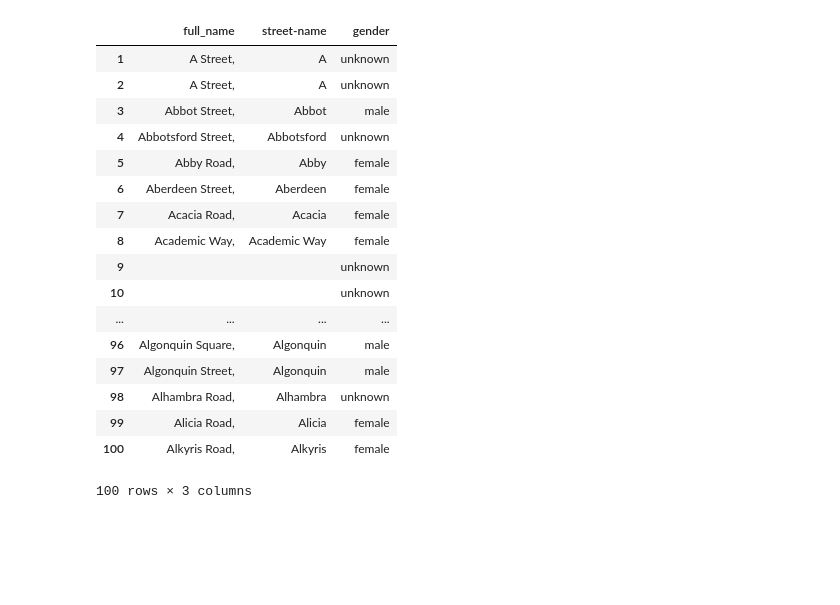
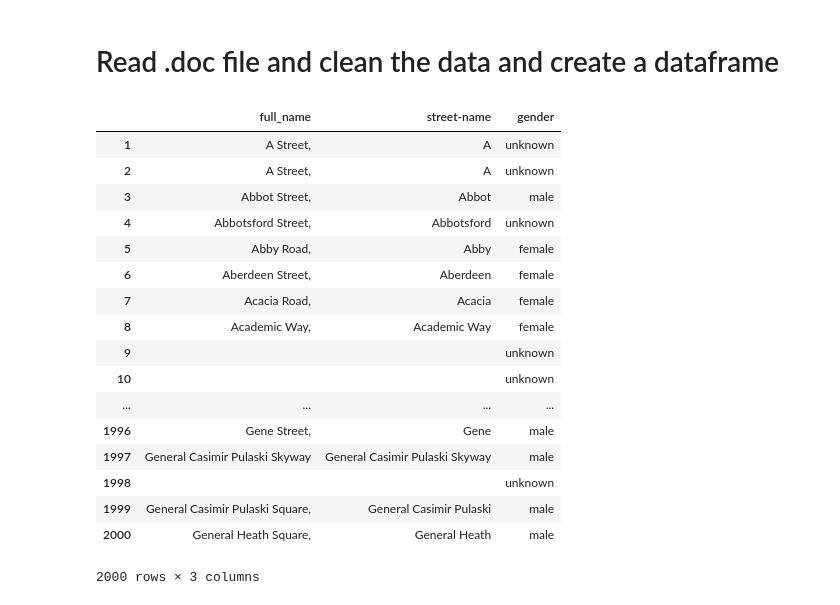
Before and after one commit to lliu42/506-project, a Jupyter notebook: Untitled.ipynb, the cells around one changed output. Saved outputs shown, nothing was run; the diff lists cells and outputs as text; code cells hidden in the pictures; blank space fills up the shorter version.

```diff
--- a/Untitled.ipynb
+++ b/Untitled.ipynb
@@ -1,13 +1,35 @@
+# %% [markdown]
+# Read .doc file and clean the data and create a dataframe
 # %%
 import docx
 import pprint
 import pandas as pd
 import requests
 import json
+import seaborn as sns
+%matplotlib inline
+#import urlib
 
 #read file
-doc = docx.Document('Streetbook_2018-08-15.docx')
+#doc = docx.Document('Streetbook_2018-08-15.docx')
+file_name = 'Streetbook_2018-08-15.docx'
+API_key = 'AIzaSyCK0EtMxU2WyGyal8UwNaRqcIIgF6jPsis'
+#geo_api = https://maps.googleapis.com/maps/api/geocode/json?address= Adams Place, S.B., Private way, from 346 E Street to northwesterly.+Boston,+MA&key=AIzaSyCK0EtMxU2WyGyal8UwNaRqcIIgF6jPsis
 
+#note sure what to pass as parameters to geocode api
+'''def decode_address_to_coordinates(address, API_key):
+        params = {
+                'address' : address,
+                'sensor' : 'false',
+        }
+        url = 'http://maps.google.com/maps/api/geocode/json?' + urllib.urlencode(params)
+        response = urllib2.urlopen(url)
+        result = json.load(response)
+        try:
+                return result['results'][0]['geometry']['location']
+        except:
+                return None
+'''
 def clean_street_names(street_name, words_to_be_removed):
     for word in words_to_be_removed:
         street_name = street_name.replace(word, '')
@@ -24,52 +46,54 @@ def get_gender(street_name):
     if len(splited_word) >= 1:
         first_name = splited_word[0]
     if len(splited_word) >= 2:
         last_name = splited_word[1]
     response = requests.get(create_request_url_string(first_name, last_name))
     response_json = response.json()
     #print(response.json())
     return response_json['gender']
 
 
+def get_datadframe_from_file(fileName, limit, words_to_be_removed):
+    doc = docx.Document(fileName)
+    dataDict = {}
+    rowIndex = 1
+    for p in doc.paragraphs:
+    #validating paragraphs
+        if p.text != '' and len(p.text) > 5:
+            for run in p.runs:
+                # I have set the limit to 100 since it is kind of slow right now making api calls
+                if run.bold and run.text != "" and run.text != "*" and run.text != "Note;" and rowIndex <= limit:
+                    street_name = clean_street_names(run.text, words_to_be_removed)
+                    gender = get_gender(street_name)
+                    dataDict[rowIndex] = [run.text,street_name,gender]
+                    rowIndex += 1
+    return pd.DataFrame.from_dict(dataDict, orient='index', columns=['full_name','street-name','gender'])
+
+
 
 #list of words t obe removed from street names
 words_to_be_removed = ['Street',',', 'Road','Place','Square',';',
                           'Boulevard','Highway','Avenue','Alley']
 
-dataDict = {}
-rowIndex = 1
-for p in doc.paragraphs:
-    #validating paragraphs
-    if p.text != '' and len(p.text) > 5:
-        for run in p.runs:
-            # I have set the limit to 100 since it is kind of slow right now making api calls
-            if run.bold and run.text != "" and run.text != "*" and rowIndex <= 100:
-                street_name = clean_street_names(run.text, words_to_be_removed)
-                gender = get_gender(street_name)
-                dataDict[rowIndex] = [run.text,street_name,gender]
-                rowIndex += 1
 
-
-
-#pprint.pprint(dataDict, width=1)
-df = pd.DataFrame.from_dict(dataDict, orient='index', columns=['full_name','street-name','gender'])
+df = get_datadframe_from_file(file_name, 2000, words_to_be_removed)
 df
 # %% [output]
 |  | full_name | street-name | gender |
 | 1 | A Street, | A | unknown |
 | 2 | A Street, | A | unknown |
 | 3 | Abbot Street, | Abbot | male |
 | 4 | Abbotsford Street, | Abbotsford | unknown |
 | 5 | Abby Road, | Abby | female |
 | 6 | Aberdeen Street, | Aberdeen | female |
 | 7 | Acacia Road, | Acacia | female |
 | 8 | Academic Way, | Academic Way | female |
 | 9 |  |  | unknown |
 | 10 |  |  | unknown |
 | ... | ... | ... | ... |
-| 96 | Algonquin Square, | Algonquin | male |
-| 97 | Algonquin Street, | Algonquin | male |
-| 98 | Alhambra Road, | Alhambra | unknown |
-| 99 | Alicia Road, | Alicia | female |
-| 100 | Alkyris Road, | Alkyris | female |
+| 1996 | Gene Street, | Gene | male |
+| 1997 | General Casimir Pulaski Skyway | General Casimir Pulaski Skyway | male |
+| 1998 |  |  | unknown |
+| 1999 | General Casimir Pulaski Square, | General Casimir Pulaski | male |
+| 2000 | General Heath Square, | General Heath | male |
-100 rows × 3 columns
+2000 rows × 3 columns
```
Also changed, not shown: parts of 4 cells of this notebook.
